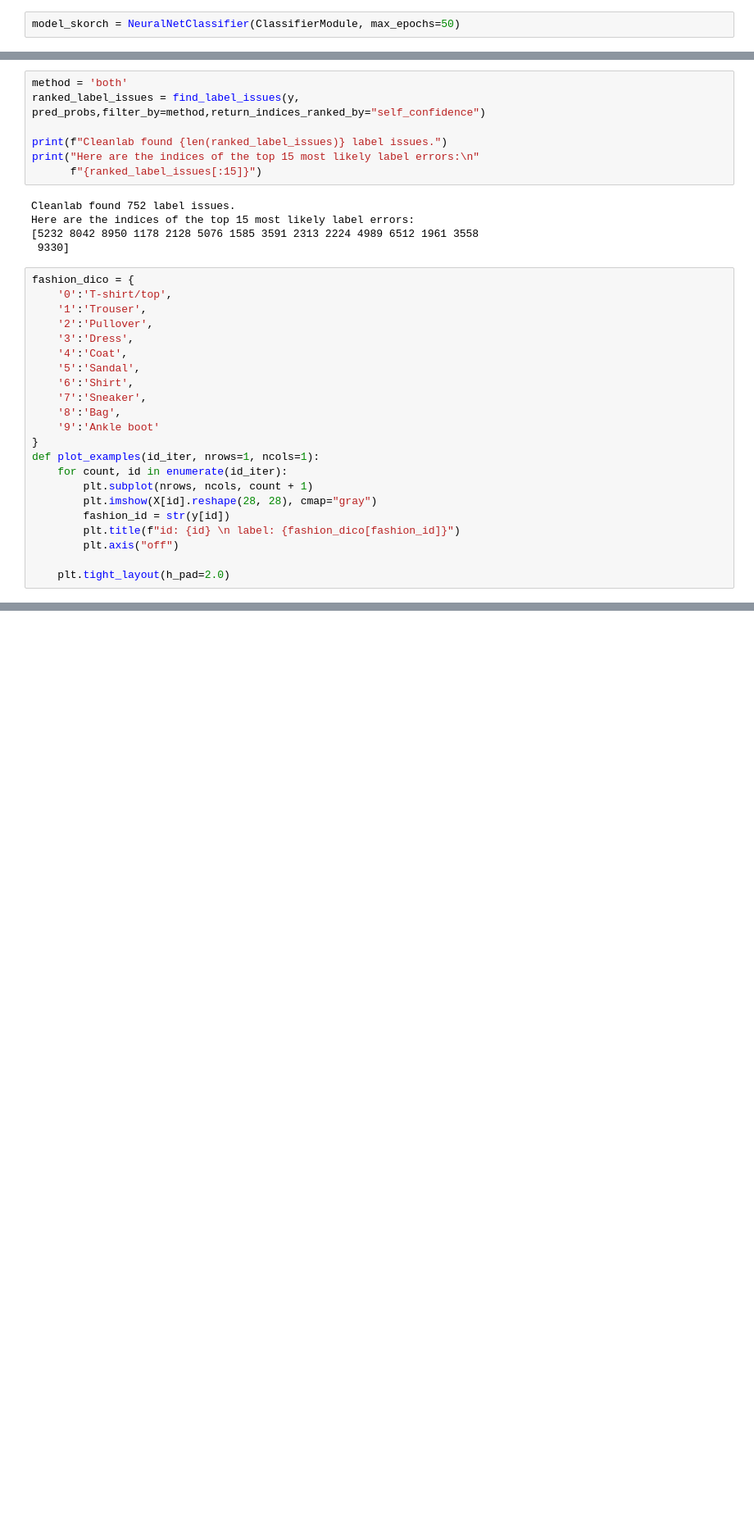
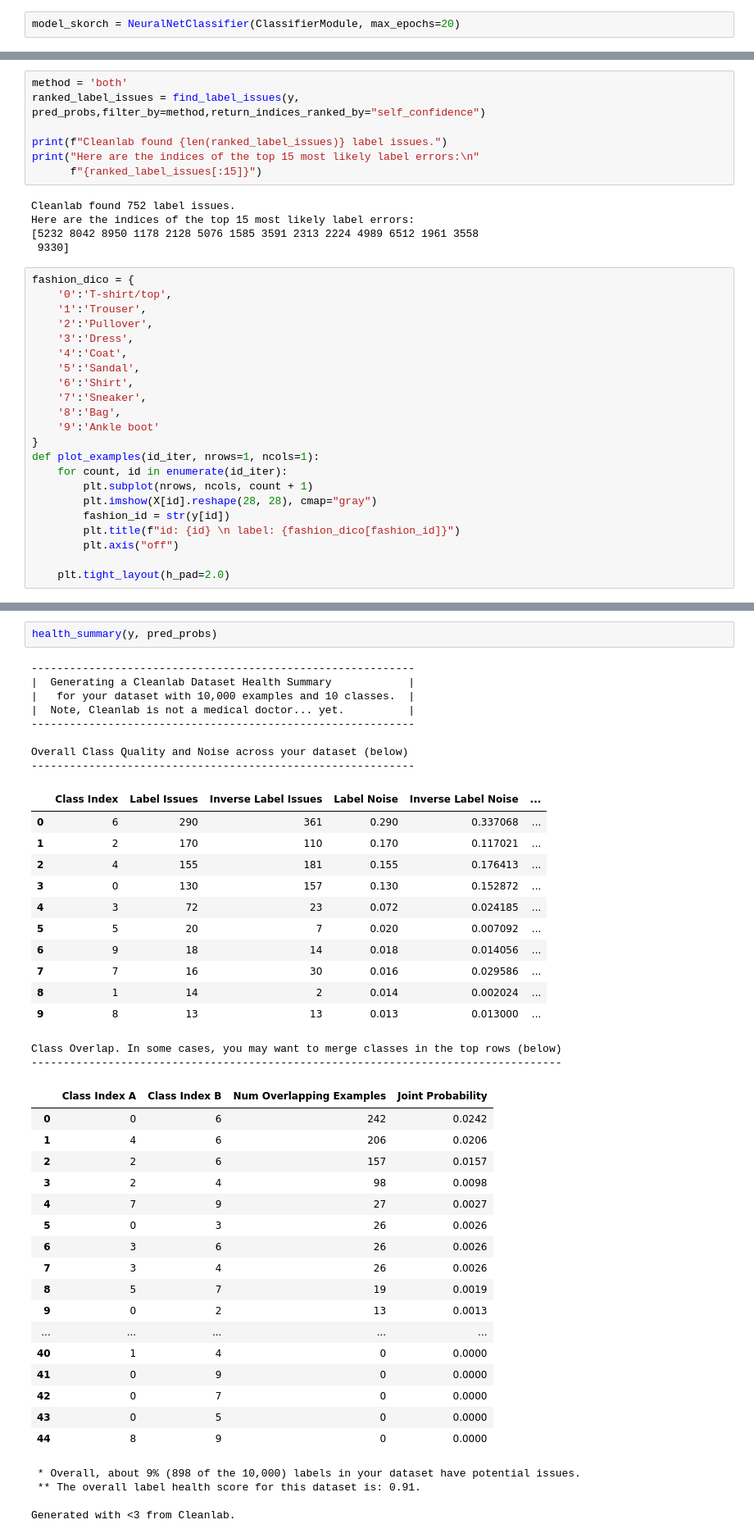
Before and after one commit to craven95/Clean_fashion_mnist, a Jupyter notebook: main.ipynb, the cells around one changed output, grey strips where cells are left out. Shown: that part at 82% size. Drawn from its saved outputs; the diff is of its cells as text; blank space fills up the shorter version.

Commit message:
improving the model

```diff
--- a/main.ipynb
+++ b/main.ipynb
@@ -85,7 +87,7 @@ class ClassifierModule(nn.Module):
         X = self.out(X)
         return X
 # %%
-model_skorch = NeuralNetClassifier(ClassifierModule, max_epochs=50)
+model_skorch = NeuralNetClassifier(ClassifierModule, max_epochs=20)
 # %%
 y = Y_test
 X = fashion_test
@@ -152,0 +230,45 @@ KeyError: '0'
+# %%
+health_summary(y, pred_probs)
+# %% [output]
+------------------------------------------------------------
+|  Generating a Cleanlab Dataset Health Summary            |
+|   for your dataset with 10,000 examples and 10 classes.  |
+|  Note, Cleanlab is not a medical doctor... yet.          |
+------------------------------------------------------------
+
+Overall Class Quality and Noise across your dataset (below)
+------------------------------------------------------------
+|  | Class Index | Label Issues | Inverse Label Issues | Label Noise | Inverse Label Noise | ... |
+| 0 | 6 | 290 | 361 | 0.290 | 0.337068 | ... |
+| 1 | 2 | 170 | 110 | 0.170 | 0.117021 | ... |
+| 2 | 4 | 155 | 181 | 0.155 | 0.176413 | ... |
+| 3 | 0 | 130 | 157 | 0.130 | 0.152872 | ... |
+| 4 | 3 | 72 | 23 | 0.072 | 0.024185 | ... |
+| 5 | 5 | 20 | 7 | 0.020 | 0.007092 | ... |
+| 6 | 9 | 18 | 14 | 0.018 | 0.014056 | ... |
+| 7 | 7 | 16 | 30 | 0.016 | 0.029586 | ... |
+| 8 | 1 | 14 | 2 | 0.014 | 0.002024 | ... |
+| 9 | 8 | 13 | 13 | 0.013 | 0.013000 | ... |
+Class Overlap. In some cases, you may want to merge classes in the top rows (below)
+-----------------------------------------------------------------------------------
+|  | Class Index A | Class Index B | Num Overlapping Examples | Joint Probability |
+| 0 | 0 | 6 | 242 | 0.0242 |
+| 1 | 4 | 6 | 206 | 0.0206 |
+| 2 | 2 | 6 | 157 | 0.0157 |
+| 3 | 2 | 4 | 98 | 0.0098 |
+| 4 | 7 | 9 | 27 | 0.0027 |
+| 5 | 0 | 3 | 26 | 0.0026 |
+| 6 | 3 | 6 | 26 | 0.0026 |
+| 7 | 3 | 4 | 26 | 0.0026 |
+| 8 | 5 | 7 | 19 | 0.0019 |
+| 9 | 0 | 2 | 13 | 0.0013 |
+| ... | ... | ... | ... | ... |
+| 40 | 1 | 4 | 0 | 0.0000 |
+| 41 | 0 | 9 | 0 | 0.0000 |
+| 42 | 0 | 7 | 0 | 0.0000 |
+| 43 | 0 | 5 | 0 | 0.0000 |
+| 44 | 8 | 9 | 0 | 0.0000 |
+ * Overall, about 9% (898 of the 10,000) labels in your dataset have potential issues.
+ ** The overall label health score for this dataset is: 0.91.
+
+Generated with <3 from Cleanlab.
```
Also changed, not shown: parts of 9 cells of this notebook.
